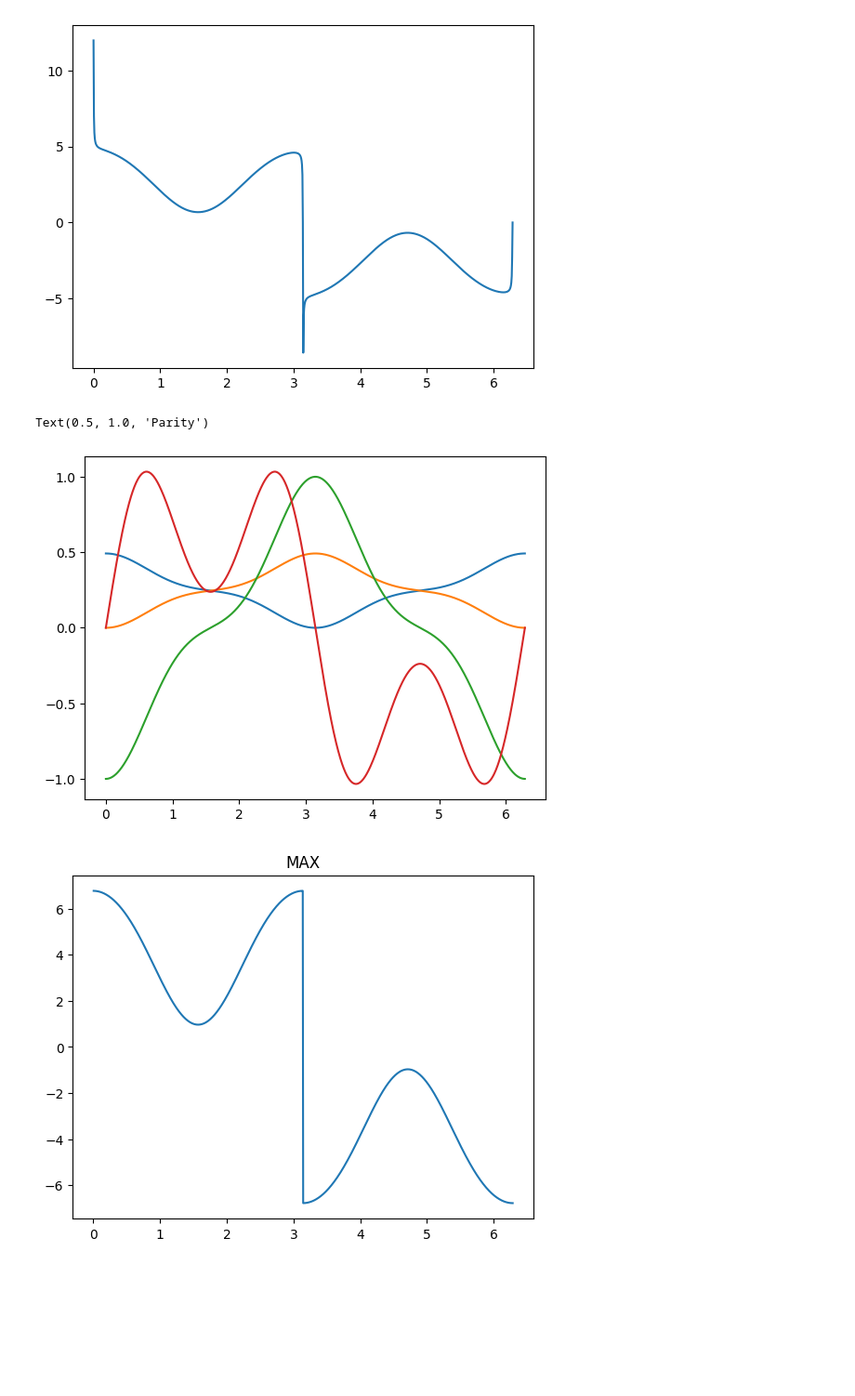
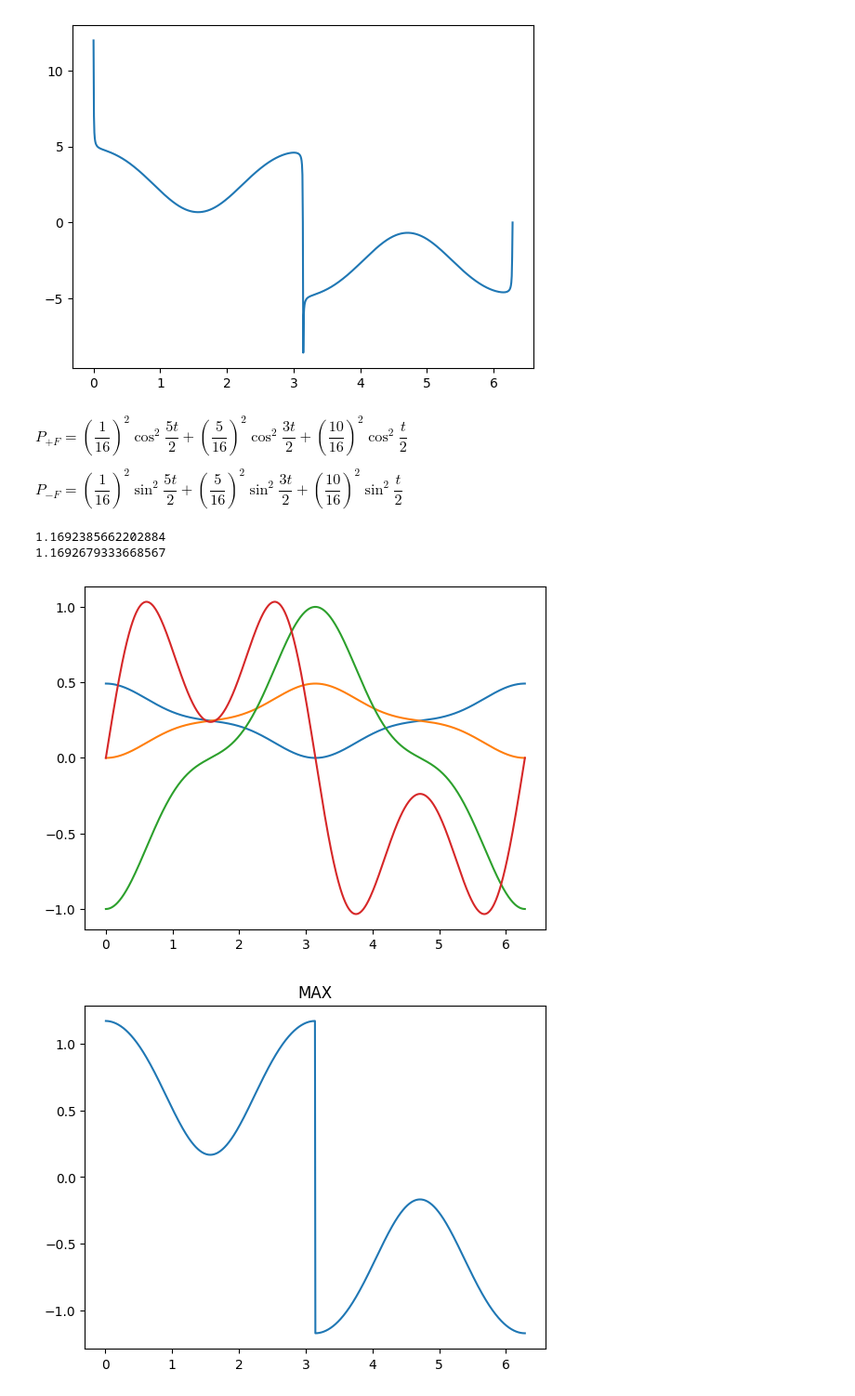
Before and after one commit to lspecwave/MATLAB-atomic-calculation, a Jupyter notebook: IPYNB/MaxSlope.ipynb, the cells around one changed output. Shown: that part at 93% size. Saved outputs shown, nothing was run; the diff lists cells and outputs as text; code cells hidden in the pictures; blank space fills up the shorter version.

```diff
--- a/IPYNB/MaxSlope.ipynb
+++ b/IPYNB/MaxSlope.ipynb
@@ -101,36 +101,44 @@ plt.plot(timelist,fisher);
 # %% [output]
 [figure]
 [figure]
+# %% [markdown]
+$P_{+F}=\left(\dfrac{1}{16}\right)^2\cos^2\dfrac{5t}{2}+\left(\dfrac{5}{16}\right)^2\cos^2\dfrac{3t}{2}+\left(\dfrac{10}{16}\right)^2\cos^2\dfrac{t}{2}$
+
+$P_{-F}=\left(\dfrac{1}{16}\right)^2\sin^2\dfrac{5t}{2}+\left(\dfrac{5}{16}\right)^2\sin^2\dfrac{3t}{2}+\left(\dfrac{10}{16}\right)^2\sin^2\dfrac{t}{2}$
 # %%
 up_sim=[0 for i in timelist]
 down_sim=[0 for i in timelist]
 phase_sim=[0 for i in timelist]
 slope_sim=[0 for i in timelist]
 judge_sim=[0 for i in timelist]
 
 for i in range(0,len(timelist)):
     time=timelist[i]
     up_sim[i]=(1/16)**2*np.cos(5/2*time)**2+(5/16)**2*np.cos(3/2*time)**2+(10/16)**2*np.cos(time/2)**2;
     down_sim[i]=(1/16)**2*np.sin(5/2*time)**2+(5/16)**2*np.sin(3/2*time)**2+(10/16)**2*np.sin(time/2)**2;
     phase_sim[i]=(down_sim[i]-up_sim[i])/(up_sim[i]+down_sim[i]);
     slope_sim[i]=((1/16)**2*5*np.sin(5*time)+(5/16)**2*3*np.sin(3*time)+(10/16)**2*np.sin(time))/(63/128);
-    judge_sim[i]=slope_sim[i]*np.sqrt(1/(up_sim[i]*down_sim[i]));
+    judge_sim[i]=slope_sim[i]/np.sqrt(up_sim[i]*down_sim[i])*(63/128)**(3/2)/2;
 
 plt.figure()
 plt.plot(timelist,up_sim)
 plt.plot(timelist,down_sim)
 plt.plot(timelist,phase_sim)
 plt.plot(timelist,slope_sim)
 
 plt.figure()
 plt.plot(timelist,judge_sim)
 plt.title("MAX")
 
 plt.figure()
 plt.plot(timelist,phase_sim)
 plt.title("Parity")
+
+print(judge_sim[1])
+print(np.sqrt(350/256))
 # %% [output]
-Text(0.5, 1.0, 'Parity')
+1.1692385662202884
+1.1692679333668567
 [figure]
-[figure, old version]
+[figure, new version]
 [figure]
```
Also changed, not shown: parts of 1 cell of this notebook, 2 other files.
